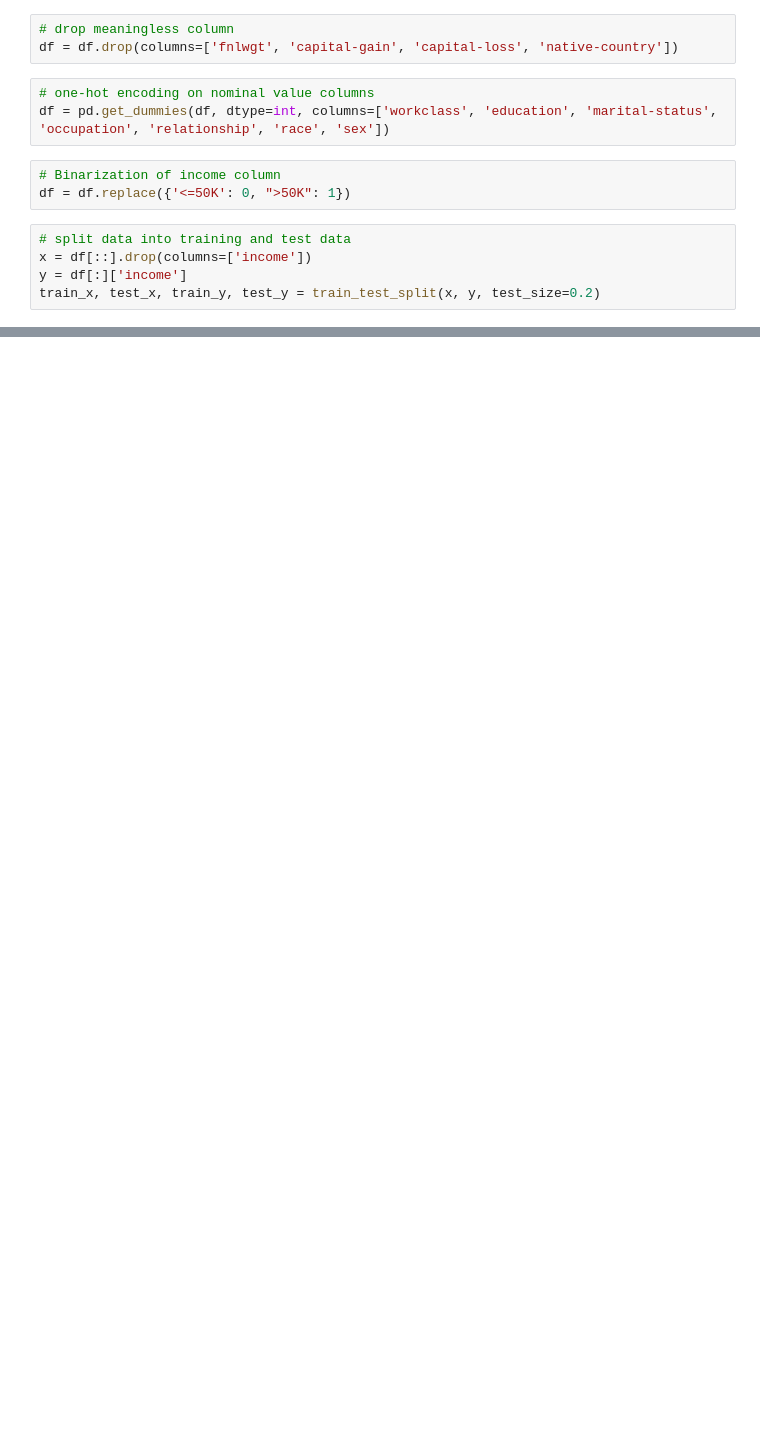
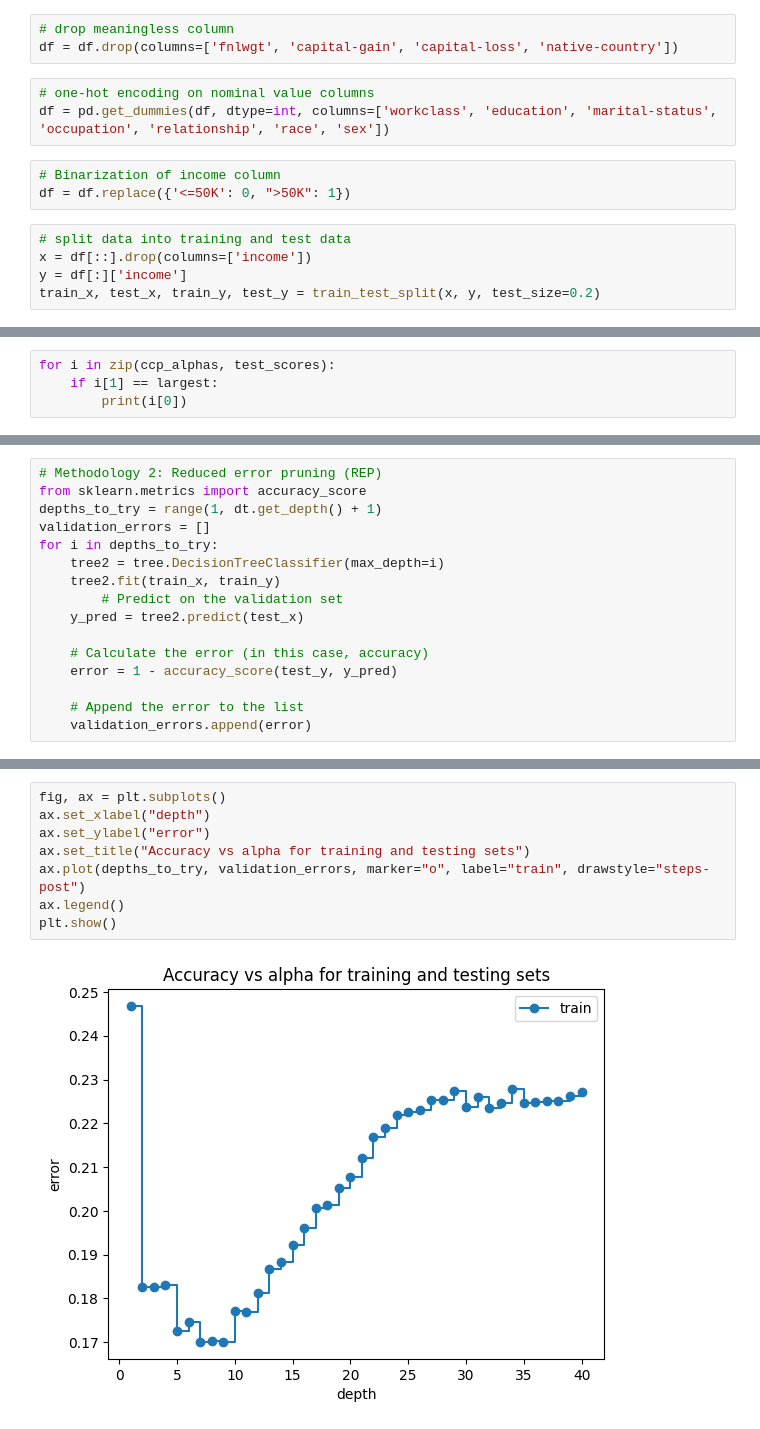
Before and after one commit to A-9-9/DataMining_DecisionTree, a Jupyter notebook: decision_tree.ipynb, the cells around one changed output, grey strips where cells are left out. Drawn from its saved outputs; the diff is of its cells as text; blank space fills up the shorter version.

```diff
--- a/decision_tree.ipynb
+++ b/decision_tree.ipynb
@@ -104,0 +366,4 @@ Cross Validatoin Accuracy: 0.7807
+# %%
+for i in zip(ccp_alphas, test_scores):
+    if i[1] == largest:
+        print(i[0])
@@ -104,0 +384,16 @@ Cross Validatoin Accuracy: 0.7807
+# %%
+# Methodology 2: Reduced error pruning (REP)
+from sklearn.metrics import accuracy_score
+depths_to_try = range(1, dt.get_depth() + 1)
+validation_errors = []
+for i in depths_to_try:
+    tree2 = tree.DecisionTreeClassifier(max_depth=i)
+    tree2.fit(train_x, train_y)
+        # Predict on the validation set
+    y_pred = tree2.predict(test_x)
+
+    # Calculate the error (in this case, accuracy)
+    error = 1 - accuracy_score(test_y, y_pred)
+
+    # Append the error to the list
+    validation_errors.append(error)
@@ -104,0 +411,10 @@ Cross Validatoin Accuracy: 0.7807
+# %%
+fig, ax = plt.subplots()
+ax.set_xlabel("depth")
+ax.set_ylabel("error")
+ax.set_title("Accuracy vs alpha for training and testing sets")
+ax.plot(depths_to_try, validation_errors, marker="o", label="train", drawstyle="steps-post")
+ax.legend()
+plt.show()
+# %% [output]
+[figure, added]
```
Also changed, not shown: parts of 40 cells of this notebook, 3 other files.
